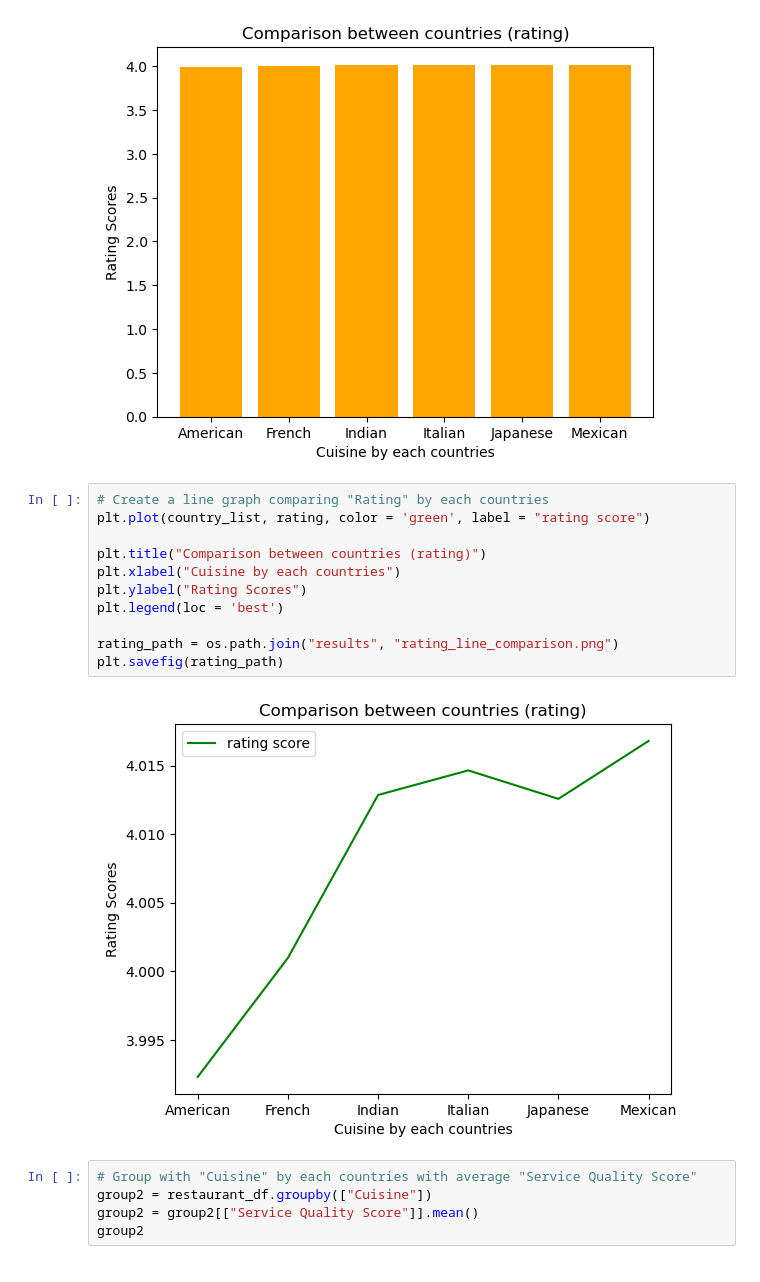
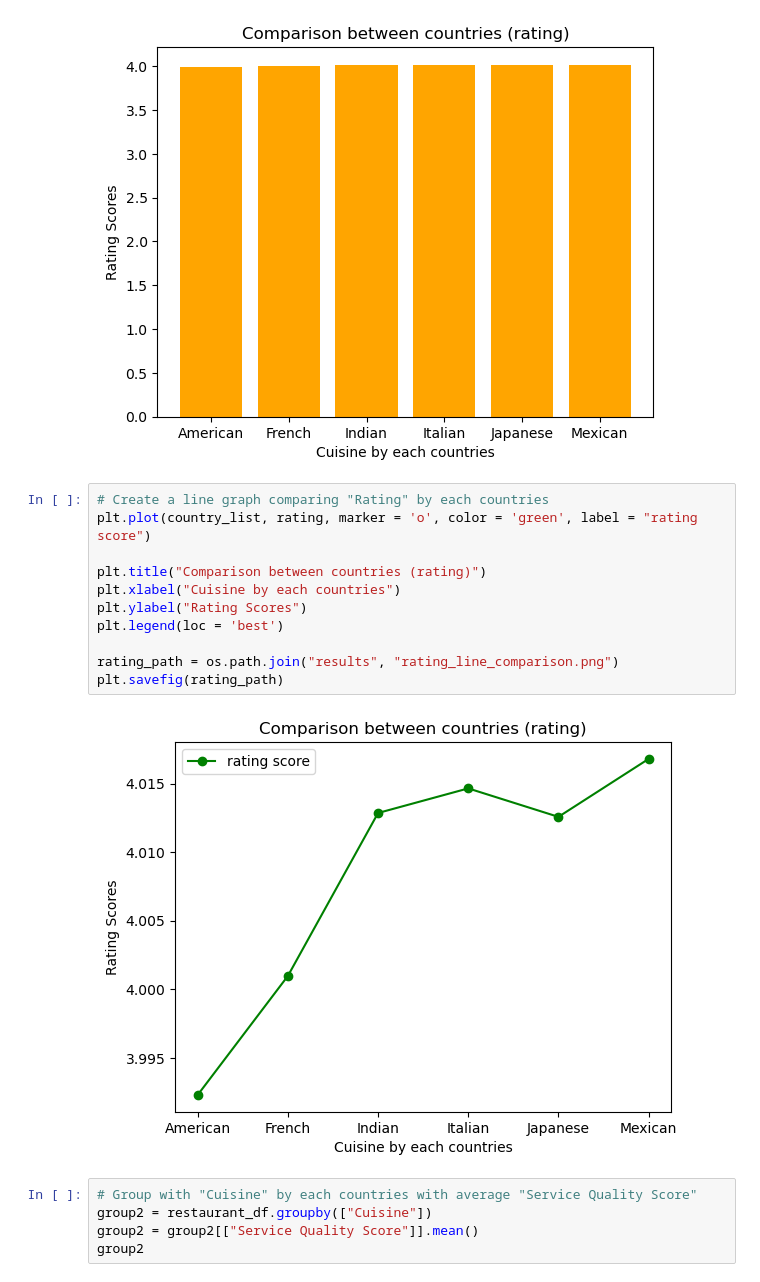
Before and after one commit to Dong-kyu-Kim/project1, a Jupyter notebook: restaurant.ipynb, the cells around one changed output. Cells and saved outputs as stored; diff of their text form.

```diff
--- a/restaurant.ipynb
+++ b/restaurant.ipynb
@@ -157,17 +157,17 @@ plt.savefig(rating_path)
 [figure]
 # %%
 # Create a line graph comparing "Rating" by each countries
-plt.plot(country_list, rating, color = 'green', label = "rating score")
+plt.plot(country_list, rating, marker = 'o', color = 'green', label = "rating score")
 
 plt.title("Comparison between countries (rating)")
 plt.xlabel("Cuisine by each countries")
 plt.ylabel("Rating Scores")
 plt.legend(loc = 'best')
 
 rating_path = os.path.join("results", "rating_line_comparison.png")
 plt.savefig(rating_path)
 # %% [output]
-[figure, old version]
+[figure, new version]
 # %%
 # Group with "Cuisine" by each countries with average "Service Quality Score"
 group2 = restaurant_df.groupby(["Cuisine"])
```
Also changed, not shown: parts of 4 cells of this notebook, 5 other files.
